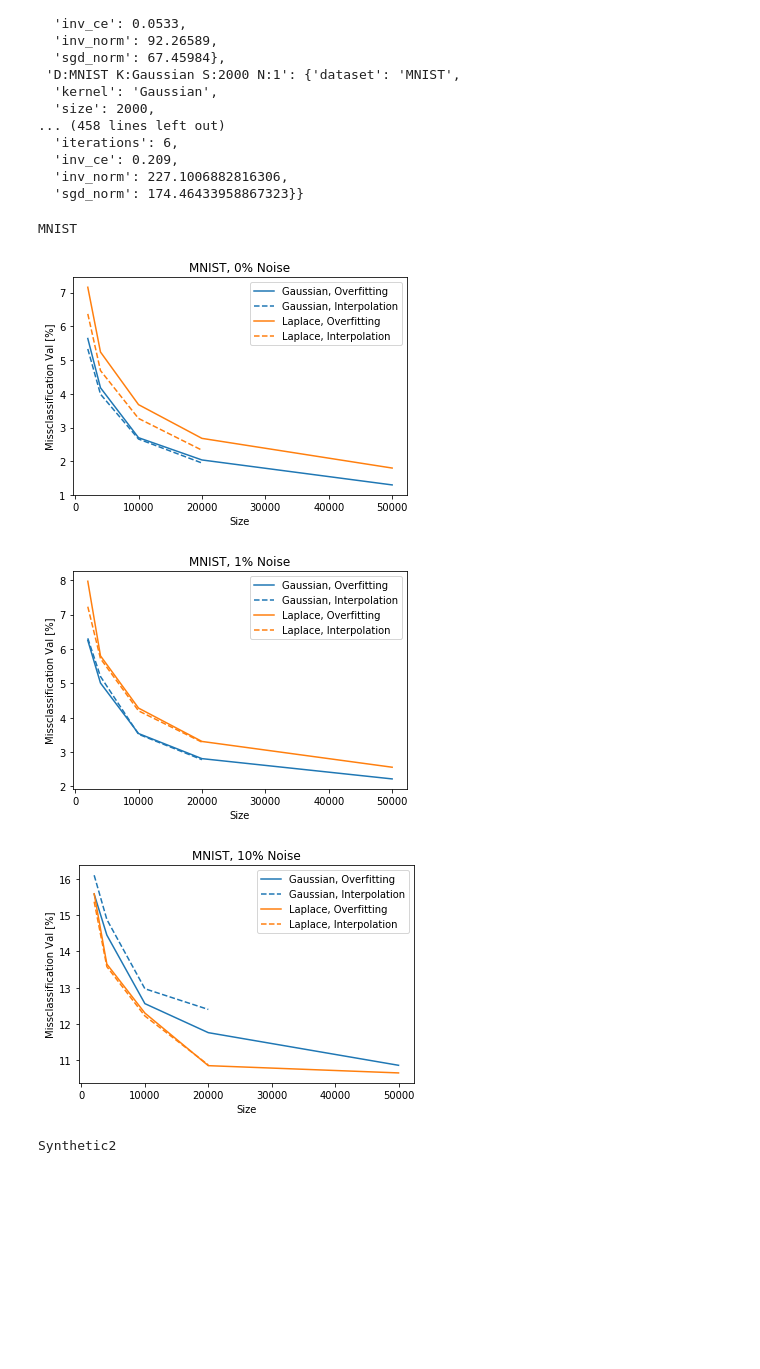
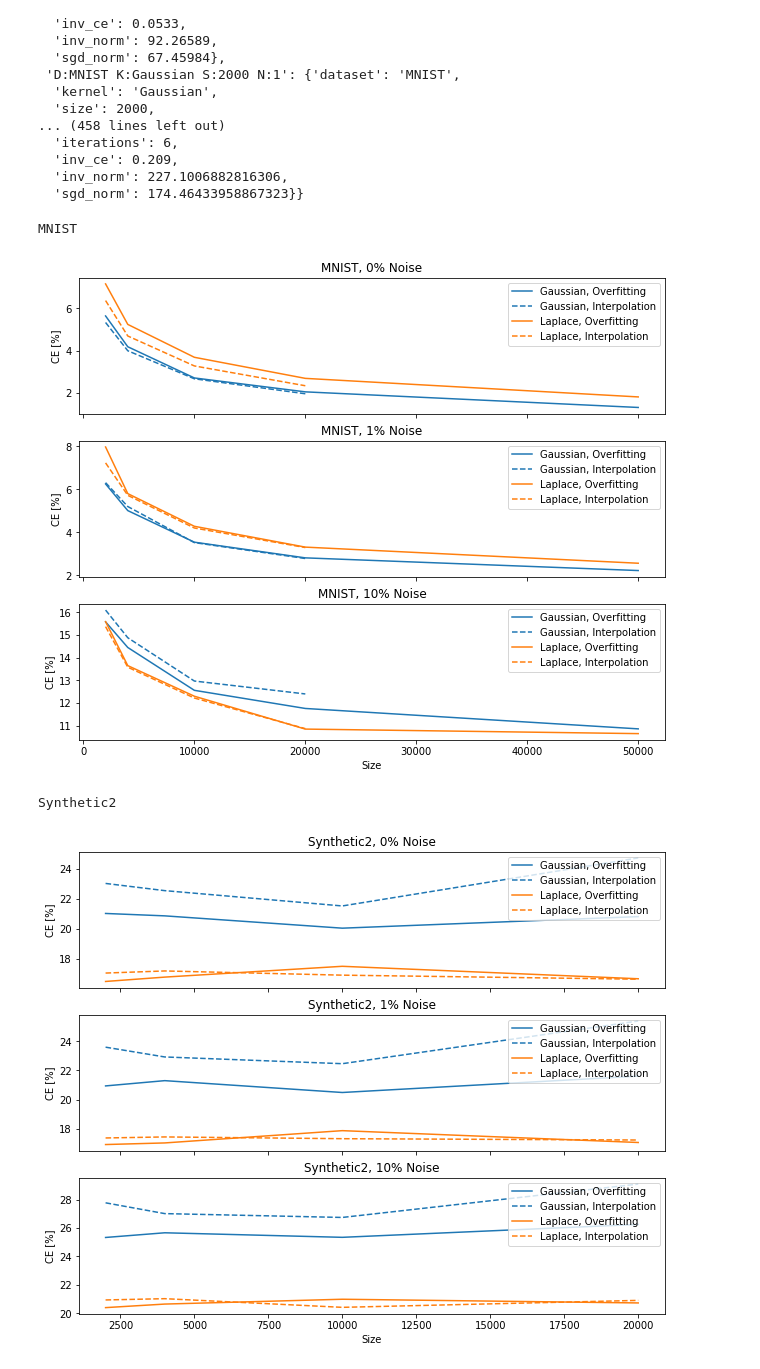
Before and after one commit to johannespitz/kernel-overfitting, a Jupyter notebook: notebooks/Figure6.ipynb, the cells around one changed output. Drawn from its saved outputs; the diff is of its cells as text; code cells hidden in the pictures; blank space fills up the shorter version.

```diff
--- a/notebooks/Figure6.ipynb
+++ b/notebooks/Figure6.ipynb
@@ -41,56 +41,61 @@ trainers
 # Size vs Error
 
 import matplotlib.pyplot as plt
-ax = plt.gca()
 
 for this_dataset in dataset_dict.keys():
 
     print(this_dataset)
 
-    for this_noise in noise_list:
+    fig, axs = plt.subplots(len(noise_list))
+    ax = plt.gca()
+    fig.set_size_inches(10.5, 8.5)
+
+    for index, this_noise in enumerate(noise_list):
 
         ax.set_prop_cycle(None)
 
         for this_kernel in kernel_dict.keys():
 
             size = []
             inv = []
             sgd = []
 
             for name, trainer in trainers.items():
 
                 if trainer['dataset'] != this_dataset:
                     continue
 
                 if trainer['kernel'] != this_kernel:
                     continue
 
                 if trainer['noise'] != this_noise:
                     continue
 
                 sgd.append(trainer['sgd_ce'] * 100)
                 if 'inv_ce' in trainer:
                     inv.append(trainer['inv_ce'] * 100)
                 size.append(trainer['size'])
 
 
             color = next(ax._get_lines.prop_cycler)['color']
-            plt.plot(size, sgd, label=this_kernel + ', Overfitting', color=color)
-            plt.plot(size[:len(inv)], inv, '--', label=this_kernel + ', Interpolation', color=color)
+            axs[index].plot(size, sgd, label=this_kernel + ', Overfitting', color=color)
+            axs[index].plot(size[:len(inv)], inv, '--', label=this_kernel + ', Interpolation', color=color)
 
-        plt.title(this_dataset + ', ' + str(this_noise) + '% Noise')
-        plt.xlabel('Size')
-        plt.ylabel('Missclassification Val [%]')
-        plt.legend(loc='upper right')
+        axs[index].set_title(this_dataset + ', ' + str(this_noise) + '% Noise')
+        axs[index].set_xlabel('Size')
+        axs[index].set_ylabel('CE [%]')
+        axs[index].legend(loc='upper right')
 
-        import matplotlib2tikz
-        filename = '../tikz/Figure6_' + this_dataset + '_' + str(this_noise) + '_noise' + '.tex'
-        matplotlib2tikz.save(filename)
+    import matplotlib2tikz
+    filename = '../tikz/Figure6_' + this_dataset + '.tex'
+    matplotlib2tikz.save(filename)
 
-        plt.show()
+    for ax in fig.get_axes():
+        ax.label_outer()
+
+    plt.show()
 # %% [output]
 MNIST
-[figure, old version]
+[figure, new version]
+Synthetic2
-[figure, old version]
+[figure, new version]
-[figure, removed]
-Synthetic2
```
Also changed, not shown: parts of 1 cell of this notebook, 46 other files.
